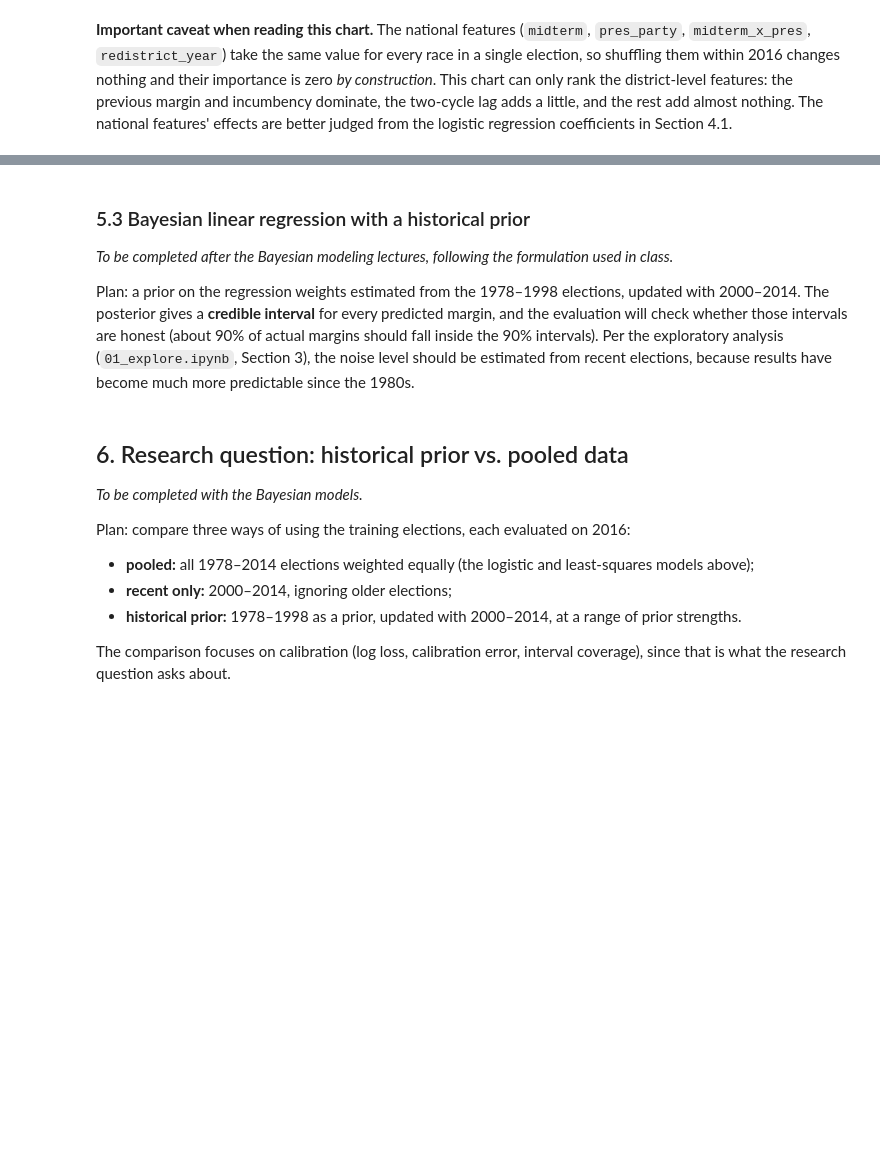
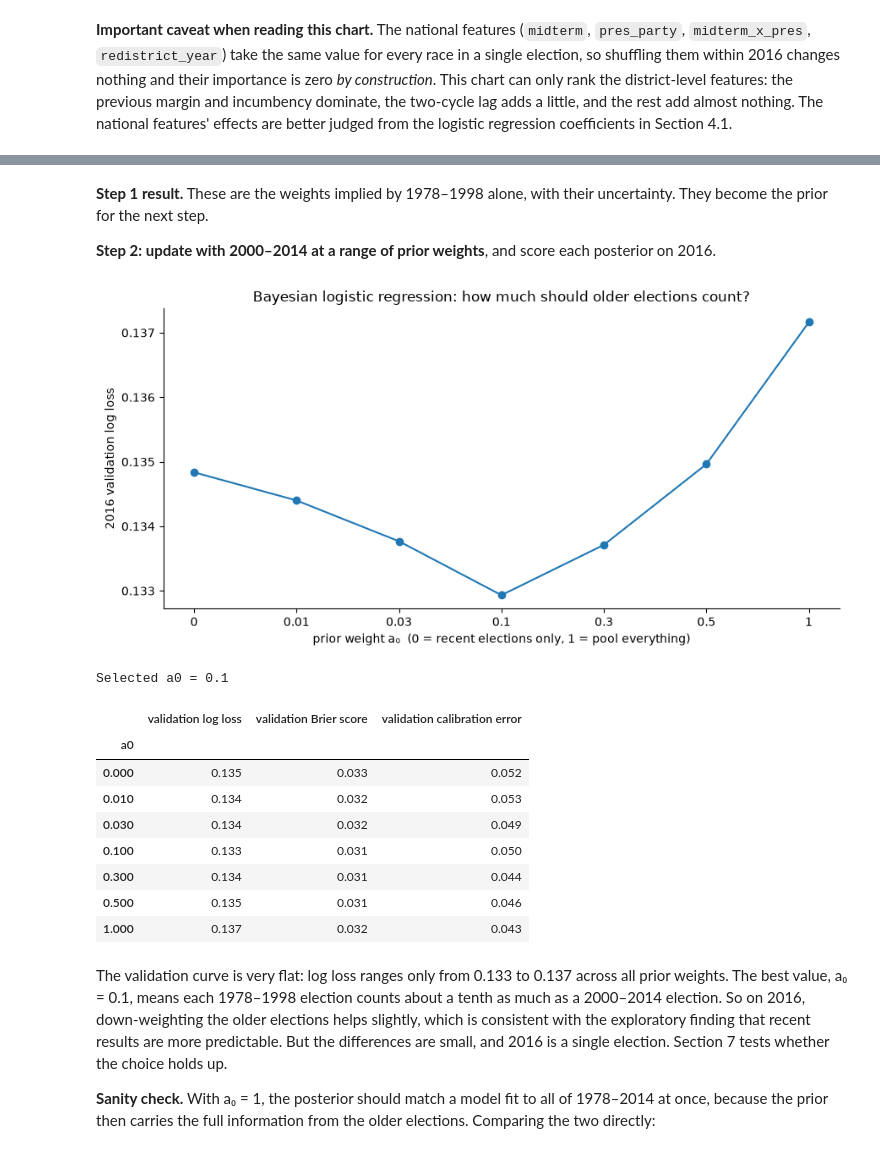
Before and after one commit to f008g9c/cosc274-house-elections, a Jupyter notebook: notebooks/02_models.ipynb, the cells around one changed output, grey strips where cells are left out. Drawn from its saved outputs; the diff is of its cells as text; code cells hidden in the pictures; blank space fills up the shorter version.

```diff
--- a/notebooks/02_models.ipynb
+++ b/notebooks/02_models.ipynb
@@ -447,18 +669,46 @@ This supports the decision to train the regression models on contested races onl
+# %% [markdown]
+**Step 1 result.** These are the weights implied by 1978–1998 alone, with their uncertainty. They become the prior for the next step.
+
+**Step 2: update with 2000–2014 at a range of prior weights**, and score each posterior on 2016.
+# %%
+bayes_clf = {}                                        # a0 -> (posterior mean, posterior covariance)
+rows = []
+for a0 in A0_GRID:
+    prior_prec = a0 * prec_hist if a0 > 0 else FLAT
+    w_post, cov_post = fit_bayes_logistic(Xb_upd, yb_upd, w_hist if a0 > 0 else np.zeros(len(PARAMS)), prior_prec)
+    bayes_clf[a0] = (w_post, cov_post)
+    p_val = predict_bayes_logistic(Xb_val, w_post, cov_post)
+    rows.append({"a0": a0,
+                 "validation log loss": log_loss(y_val, p_val),
+                 "validation Brier score": brier_score_loss(y_val, p_val),
+                 "validation calibration error": expected_calibration_error(y_val, p_val)})
+a0_clf = pd.DataFrame(rows).set_index("a0")
+best_a0_clf = a0_clf["validation log loss"].idxmin()
+
+fig, ax = plt.subplots()
+ax.plot(range(len(A0_GRID)), a0_clf["validation log loss"], marker="o")
+ax.set_xticks(range(len(A0_GRID)), [f"{a:g}" for a in A0_GRID])
+ax.set(title="Bayesian logistic regression: how much should older elections count?",
+       xlabel="prior weight a₀  (0 = recent elections only, 1 = pool everything)",
+       ylabel="2016 validation log loss")
+fig.tight_layout(); fig.savefig(FIGS / "bayes_clf_prior_weight.png", dpi=150)
+plt.show()
+
+print(f"Selected a0 = {best_a0_clf:g}")
+a0_clf
+# %% [output]
+[figure, added]
+Selected a0 = 0.1
+|  | validation log loss | validation Brier score | validation calibration error |
+| a0 |  |  |  |
+| 0.000 | 0.135 | 0.033 | 0.052 |
+| 0.010 | 0.134 | 0.032 | 0.053 |
+| 0.030 | 0.134 | 0.032 | 0.049 |
+| 0.100 | 0.133 | 0.031 | 0.050 |
+| 0.300 | 0.134 | 0.031 | 0.044 |
+| 0.500 | 0.135 | 0.031 | 0.046 |
+| 1.000 | 0.137 | 0.032 | 0.043 |
 # %% [markdown]
-### 5.3 Bayesian linear regression with a historical prior
+The validation curve is very flat: log loss ranges only from 0.133 to 0.137 across all prior weights. The best value, a₀ = 0.1, means each 1978–1998 election counts about a tenth as much as a 2000–2014 election. So on 2016, down-weighting the older elections helps slightly, which is consistent with the exploratory finding that recent results are more predictable. But the differences are small, and 2016 is a single election. Section 7 tests whether the choice holds up.
 
-*To be completed after the Bayesian modeling lectures, following the formulation used in class.*
-
-Plan: a prior on the regression weights estimated from the 1978–1998 elections, updated with 2000–2014. The posterior gives a **credible interval** for every predicted margin, and the evaluation will check whether those intervals are honest (about 90% of actual margins should fall inside the 90% intervals). Per the exploratory analysis (`01_explore.ipynb`, Section 3), the noise level should be estimated from recent elections, because results have become much more predictable since the 1980s.
+**Sanity check.** With a₀ = 1, the posterior should match a model fit to all of 1978–2014 at once, because the prior then carries the full information from the older elections. Comparing the two directly:
-# %% [markdown]
-## 6. Research question: historical prior vs. pooled data
-
-*To be completed with the Bayesian models.*
-
-Plan: compare three ways of using the training elections, each evaluated on 2016:
-
-- **pooled:** all 1978–2014 elections weighted equally (the logistic and least-squares models above);
-- **recent only:** 2000–2014, ignoring older elections;
-- **historical prior:** 1978–1998 as a prior, updated with 2000–2014, at a range of prior strengths.
-
-The comparison focuses on calibration (log loss, calibration error, interval coverage), since that is what the research question asks about.
```
Also changed, not shown: parts of 70 cells of this notebook, 4 other files.
